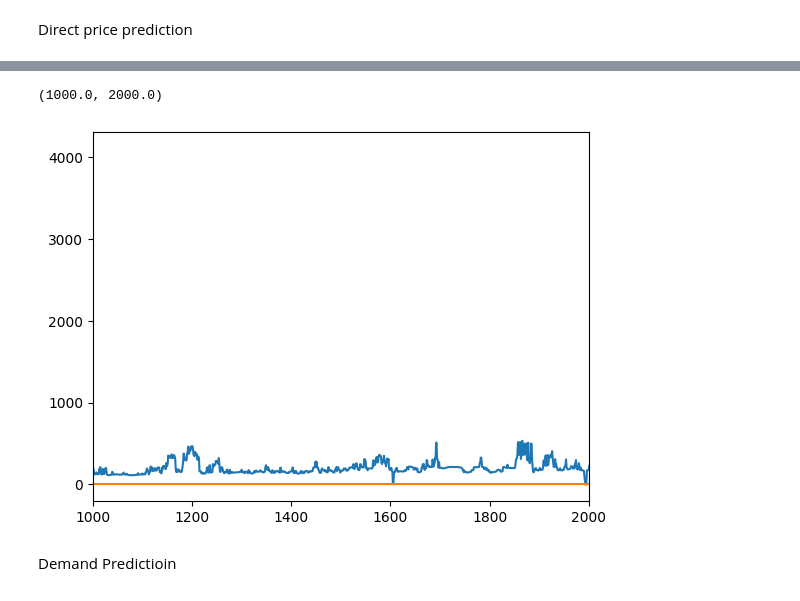
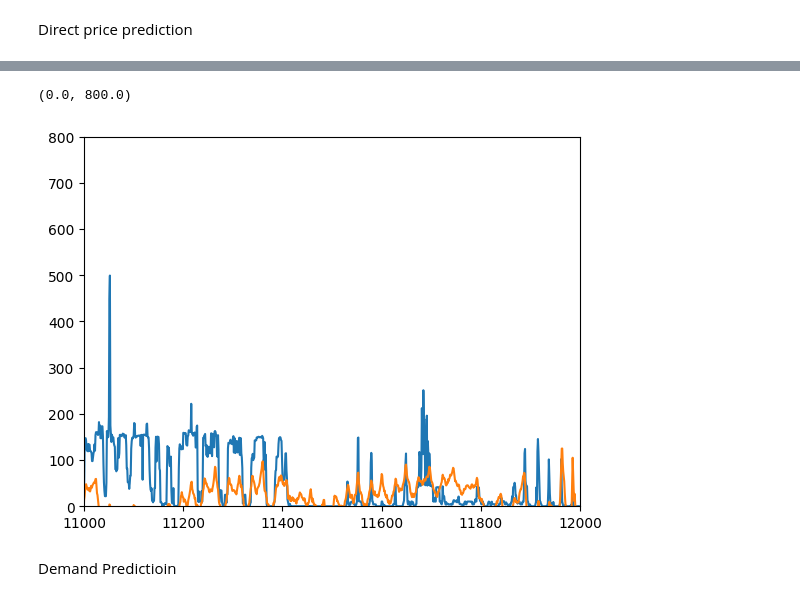
Before and after one commit to martianunlimited/govhack2024, a Jupyter notebook: quick_lstm.ipynb, the cells around one changed output, grey strips where cells are left out. Drawn from its saved outputs; the diff is of its cells as text; code cells hidden in the pictures.

```diff
--- a/quick_lstm.ipynb
+++ b/quick_lstm.ipynb
@@ -90,22 +90,19 @@ Direct price prediction
 # %%
-forecast_horizon=2
+
 y=merged_df.iloc[:,19].shift(-forecast_horizon)
 win_length = 336
 batch_size = 16
 num_features = len(merged_df.columns)
 train_pos=int(len(merged_df)*0.8)
 train_generator = TimeseriesGenerator(merged_df.to_numpy()[0:train_pos],y.to_numpy()[0:train_pos],length=win_length,sampling_rate=1,batch_size=batch_size)
-test_generator = TimeseriesGenerator(merged_df.to_numpy()[train_pos-win_length:-2],y.to_numpy()[train_pos-win_length:-2],length=win_length,sampling_rate=1,batch_size=batch_size)
+test_generator = TimeseriesGenerator(merged_df.to_numpy()[train_pos-win_length:-forecast_horizon],y.to_numpy()[train_pos-win_length:-forecast_horizon],length=win_length,sampling_rate=1,batch_size=batch_size)
 # %%
 model = tf.keras.Sequential()
 model.add(tf.keras.layers.Input(shape=(win_length,num_features)))
 model.add(tf.keras.layers.Flatten())
 model.add(tf.keras.layers.BatchNormalization())
-model.add(tf.keras.layers.Dropout(0.25))
-model.add(tf.keras.layers.Dense(4,activation='relu'))
-model.add(tf.keras.layers.Dropout(0.25))
-model.add(tf.keras.layers.Dense(1,activation='relu'))
-model.compile(loss='MSE',optimizer=keras.optimizers.Adam(learning_rate=0.00003))
+model.add(tf.keras.layers.Dense(1))
+model.compile(loss='MSE',optimizer=keras.optimizers.Adam(learning_rate=0.00001))
 # %%
 model.summary()
 # %% [output]
@@ -131,4 +122,4 @@ Model: "sequential"
  Non-trainable params: 16,128 (63.00 KB)
 # %%
-model.fit(train_generator,epochs=20,validation_data=test_generator)
+model.fit(train_generator,epochs=50,validation_data=test_generator)
 # %% [output]
@@ -161,3 +144,3 @@ Epoch 20/20
 # %%
-pred=model.predict(test_generator)
+price_pred=model.predict(test_generator)
 # %% [output]
@@ -165,10 +148,11 @@ pred=model.predict(test_generator)
 # %%
 plt.plot(y.to_numpy()[train_pos-win_length:-2])
-plt.plot(pred)
-plt.xlim([1000,2000])
+plt.plot(price_pred)
+plt.xlim([11000,12000])
+plt.ylim([0, 800])
 # %% [output]
-(1000.0, 2000.0)
+(0.0, 800.0)
-[figure, old version]
+[figure, new version]
 # %% [markdown]
 Demand Predictioin
 # %%
```
Also changed, not shown: parts of 13 cells of this notebook, 1 other file.
